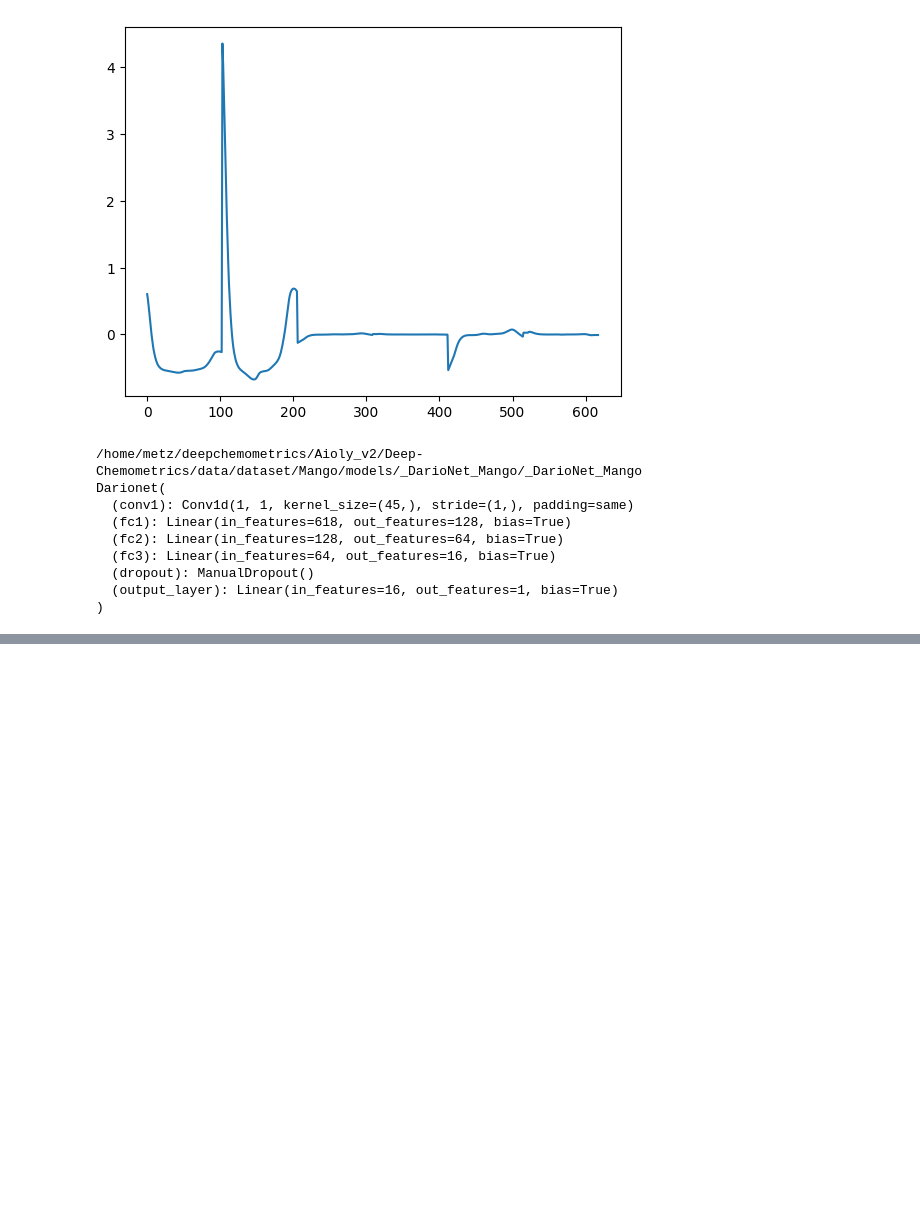
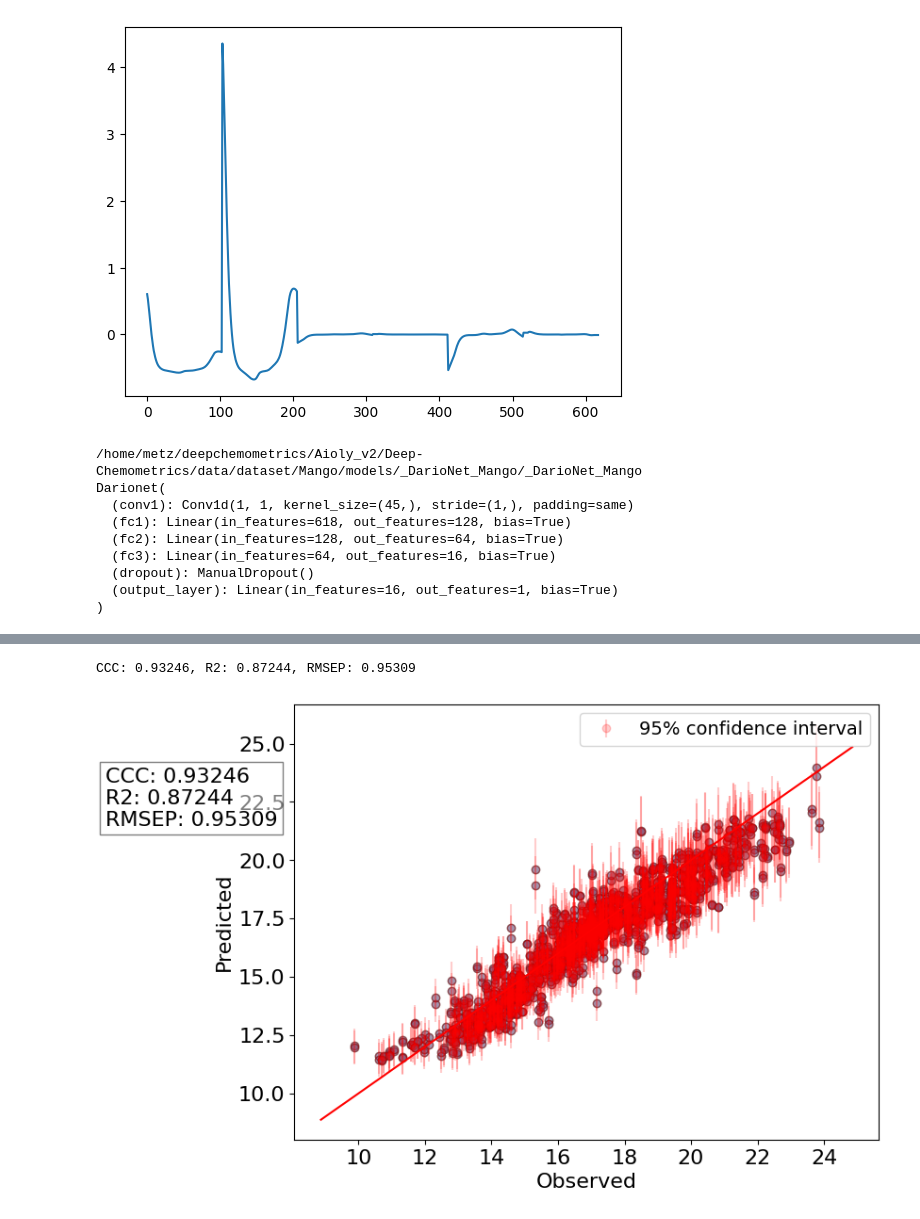
Before and after one commit to TEAM-AIOLY/Deep-Chemometrics, a Jupyter notebook: Uncertainty_Mango_dataset.ipynb, the cells around one changed output, grey strips where cells are left out. Saved outputs shown, nothing was run; the diff lists cells and outputs as text; code cells hidden in the pictures; blank space fills up the shorter version.

```diff
--- a/Uncertainty_Mango_dataset.ipynb
+++ b/Uncertainty_Mango_dataset.ipynb
@@ -175,11 +178,11 @@ utils.test(model2,final_path,test_loader)
 # %%
 # création d'une boucle de prédiction pour réalisation du MC dropout
 model2.eval()
-model2.load_state_dict(torch.load(final_path))
+model2.load_state_dict(torch.load("data/dataset/Mango/models/_DarioNet_Mango/_DarioNet_Mango_best.pth"))
 model2.to("cuda")
 dt = torch.Tensor(Xtest).to("cuda")
 # création d'une boucle de 100 itérations pour réaliser le MC dropout
-n_iter = 100
+n_iter = 10000
 y_preds = []
 for i in range(n_iter):
     with torch.no_grad():
@@ -198,33 +201,36 @@ Ytest = np.squeeze(Ytest)
 y_std = y_std.reshape(-1)
 
 
 # Calcul des métriques
 print("CCC: %5.5f, R2: %5.5f, RMSEP: %5.5f" % (ccc(y_pred, Ytest), r2_score(Ytest, y_pred), RMSEP(y_pred, Ytest)))
 
 # plot des prédictions en fonction des observations avec l'écart-type en transparence avec plt.errorbar
 plt.figure(figsize=(8,6))
 
 # Scatter plot des observations et des prédictions
 plt.scatter(Ytest, y_pred, edgecolors='k', alpha=0.5)
 
 # Ajout des barres d'erreur représentant l'intervalle de confiance à 95%
 plt.errorbar(Ytest, y_pred, yerr=1.9600 * y_std, fmt='o', color='r', alpha=0.2, label='95% confidence interval')
 
 # Ligne rouge correspondant à y=x pour comparaison
 plt.plot([Ytest.min() - 1, Ytest.max() + 1], [Ytest.min() - 1, Ytest.max() + 1], 'r')
 
 # Ajout des métriques au graphique
 plt.text(0.1 * Ytest.max(), 0.9 * Ytest.max(),
          "CCC: %5.5f" % (ccc(Ytest, y_pred)) + "\nR2: %5.5f" % (r2_score(Ytest, y_pred)) + "\nRMSEP: %5.5f" % (RMSEP(Ytest, y_pred)),
          fontsize=16, bbox=dict(facecolor='white', alpha=0.5))
 
 # Paramètres du graphique
 plt.xticks(fontsize=16)
 plt.yticks(fontsize=16)
 plt.xlabel('Observed', fontsize=16)
 plt.ylabel('Predicted', fontsize=16)
 plt.legend(fontsize=14)
 plt.show(block=False)
+# %% [output]
+CCC: 0.93246, R2: 0.87244, RMSEP: 0.95309
+[figure, added]
 # %%
 
 model_name ="_CuiNet_Mango"
```
Also changed, not shown: parts of 8 cells of this notebook, 1 other file.
